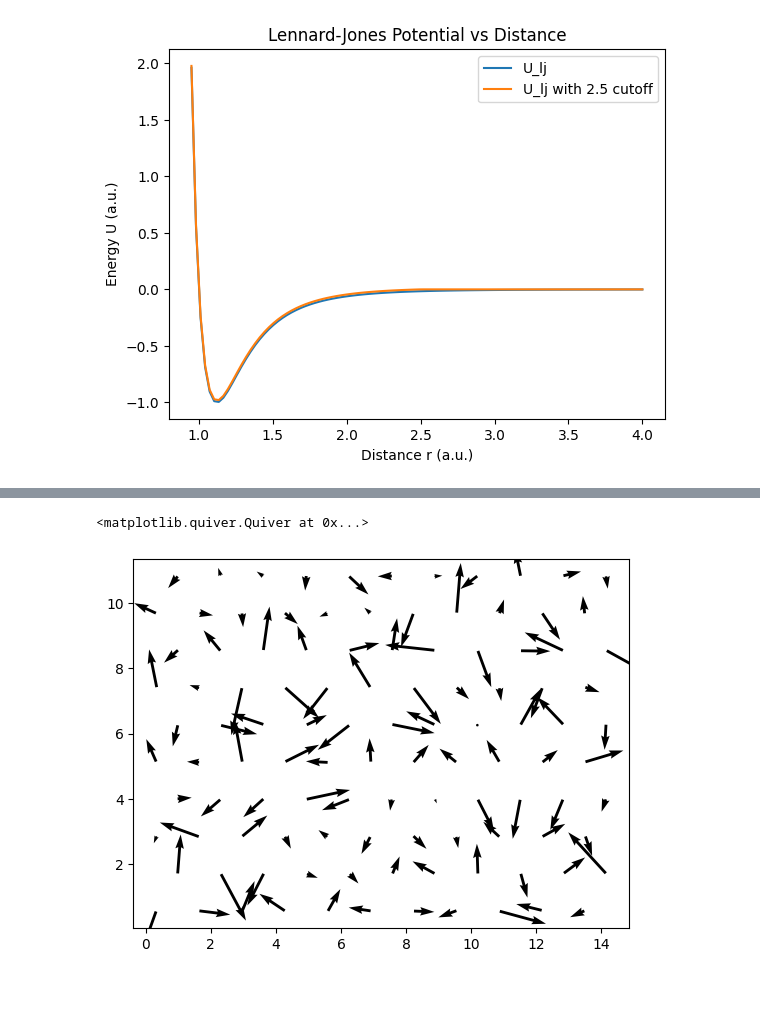
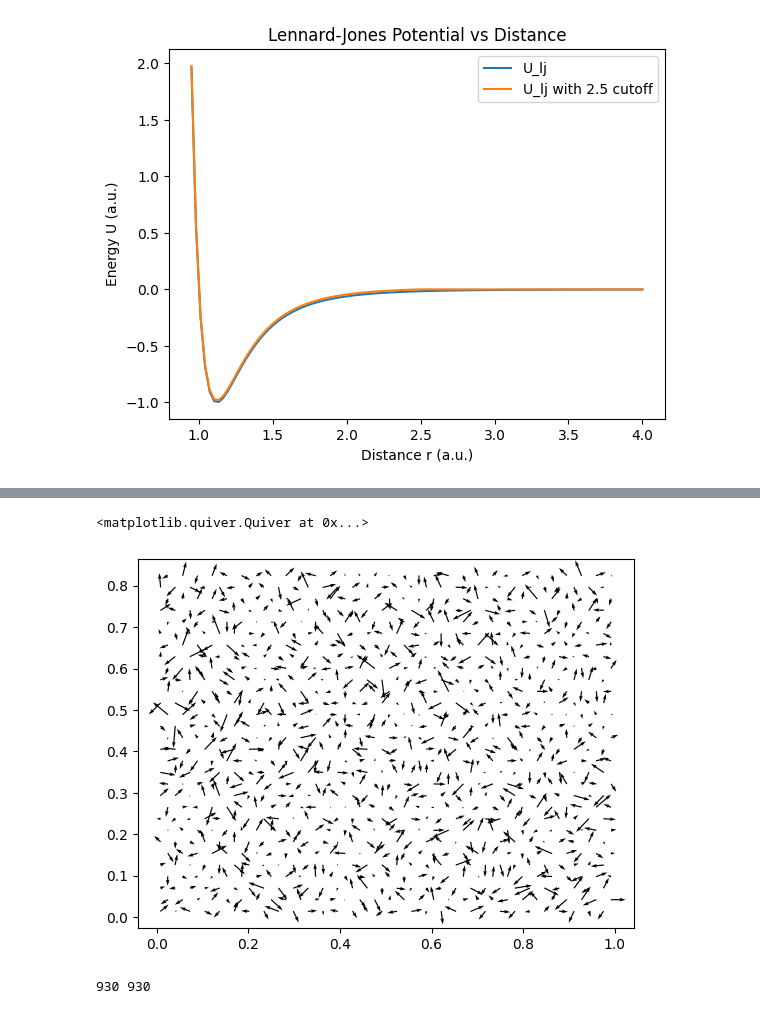
Before and after one commit to julius-clegg/Molecular-Dynamics-Simulation, a Jupyter notebook: PHYS2020 Project.ipynb, the cells around one changed output, grey strips where cells are left out. Cells and saved outputs as stored; diff of their text form; code cells hidden in the pictures.

```diff
--- a/PHYS2020 Project.ipynb
+++ b/PHYS2020 Project.ipynb
@@ -233,6 +247,6 @@ plt.show()
 # %%
 class System():
-    def __init__(self, r0, v0, L, dim, N, steps, dt, T_target=None):
+    def __init__(self, r0, v0, wrap, L, dim, N, steps, dt, T_target=None):
         self.N = N
         self.dt = dt
         self.dim = dim
@@ -241,13 +255,14 @@ class System():
         self.rs[0] = r0
         self.vs = np.zeros((steps, dim, N))
         self.vs[0] = v0
+        self.wrap = wrap
         self.L = L
-        self.V = np.prod(L)
+        self.V = np.prod(wrap*L)
 
         # self.displacements = System.pair_displacements(self.rs[0])
         # self.Fs = np.zeros((steps, dim, N))
         # self.calc_F(0)
-        self.displacements = System.pair_displacements(self.rs[0])
+        self.displacements = System.pair_displacements(self.rs[0]*L)/L
         self.calc_neighbours(0)
         self.calc_neigh_displacements(0)
         self.Fs = np.zeros((steps, dim, N))
@@ -260,34 +275,36 @@ class System():
         self.take_measurements(0)
 
         self.T_target = T_target
-        self.nu = 20
+        self.nu = 1
         self.T_ts = -np.log(rng.uniform(size=N))/self.nu
+        self.T_collisions = 0
 
     def step_state(self, i):
         self.velocity_verlet(i)
 
         # periodic boundary wrap
-        self.rs[i+1] = (self.rs[i+1].T % self.L.T).T
+        self.rs[i+1] = (self.rs[i+1].T % self.wrap.T).T
+
+        self.a_thermostat(i, self.T_target)
 
         self.take_measurements(i+1)
 
-        self.a_thermostat(i, self.T_target)
 
     def calc_neigh_displacements(self,i):
         self.neigh_displacements = [
-            ((self.L.T/2+(self.rs[i,:,ns]-self.rs[i,:,j]))%self.L.T-self.L.T/2).T
+            ((self.wrap.T/2+(self.rs[i,:,ns]-self.rs[i,:,j]))%self.wrap.T-self.wrap.T/2).T
             for j,ns in enumerate(self.neighbours)
         ] # N x dim x len(ns)
 
     def calc_neigh_F(self,i):
         self.Fs[i] = np.array([
-            pair_F_lj_vec(np.array(r)).sum(axis=1)
+            pair_F_lj_vec(np.array(r)*L).sum(axis=1)
             for r in self.neigh_displacements
         ]).T
 
     def calc_neigh_U(self,i):
         U = np.array([
-            pair_U_lj_vec(np.array(r)).sum()
+            pair_U_lj_vec(np.array(r)*L).sum()
             for r in self.neigh_displacements
         ]).T
         self.Us[i] = U.sum() / self.N
@@ -297,7 +314,7 @@ class System():
         rv2 = (R_CUTOFF+skin)**2
         self.neighbours = [
             [n for n in range(N)
-             if 0 < magnitude2(self.displacements[:,m,n]) < rv2]
+             if 0 < magnitude2(self.displacements[:,m,n]*L) < rv2]
             for m in range(self.N)
         ]
         self.drv = skin
@@ -307,8 +324,9 @@ class System():
         if T != None:
             self.T_ts -= self.dt
             ma = self.T_ts < 0
+            # ma = self.T_ts == self.T_ts #extreme test: always set temperature
             for j in range(self.dim):
-                self.vs[i,j,ma] = rng.normal(0, T_i**0.5, ma.sum())
+                self.vs[i,j,ma] = rng.normal(0, T**0.5, ma.sum())
             self.T_ts[ma] = -np.log(rng.uniform(size=ma.sum()))/self.nu
 
     def take_measurements(self,i):
@@ -316,54 +334,54 @@ class System():
         self.calc_neigh_U(i)
         self.KEs[i] = (self.vs[i]**2).sum() / self.N / 2
         self.Ts[i] = self.KEs[i] * 2 / self.dim
-        vir = (self.rs[i] * self.Fs[i]).sum()
+        vir = (self.rs[i]*L * self.Fs[i]).sum()
         self.Ps[i] = (self.N * self.Ts[i] + vir/self.dim) / self.V
 
     def velocity_verlet(self, i):
         dt = self.dt
-        self.rs[i+1] = self.rs[i] + self.vs[i]*dt + self.Fs[i]/2 * dt**2
+        self.rs[i+1] = self.rs[i] + (self.vs[i]*dt + self.Fs[i]/2 * dt**2)/L
         # self.displacements = System.pair_displacements(self.rs[i+1])
         # self.calc_F(i+1)
         self.drv -= dt * magnitude2(self.vs[i]).max()**.5
         if self.drv < 0:
-            self.displacements = System.pair_displacements(self.rs[i+1])
+            self.displacements = System.pair_displacements(self.rs[i+1]*L)/L
             self.calc_neighbours(i+1)
         self.calc_neigh_displacements(i+1)
         self.calc_neigh_F(i+1)
 
         self.vs[i+1] = self.vs[i] + (self.Fs[i]+self.Fs[i+1])/2*dt
 
     def calc_F(self,i):
-        lj_forces = pair_F_lj_vec(self.displacements)
+        lj_forces = pair_F_lj_vec(self.displacements*L)
         for j in range(self.dim):
             np.fill_diagonal(lj_forces[j,:],0)
         self.Fs[i] = lj_forces.sum(axis=2)
 
     def calc_U(self,i):
-        U = pair_U_lj_vec(self.displacements)
+        U = pair_U_lj_vec(self.displacements*L)
         np.fill_diagonal(U,0)
         self.Us[i] = U.sum() / self.N
 
     @staticmethod
     def pair_displacements_1D(x):
         return -np.diff(np.meshgrid(x,x),axis=0)[0]
 
     @staticmethod
     def pair_displacements(r):
         return np.array([
-            (s[i]/2+System.pair_displacements_1D(x))%s[i]-s[i]/2
+            (wrap[i]/2+System.pair_displacements_1D(x)/L)%wrap[i]-wrap[i]/2
             for i,x in enumerate(r)
-        ])
+        ])*L
 
 t_total,dt = 10,0.001
 steps = int(t_total//dt)
-test = System(r,v,s,DIM,N,steps,dt)
+test = System(r,v,wrap,L,DIM,N,steps,dt, T_target=0.5)
 plt.quiver(*test.rs[0],*test.Fs[0],angles="xy")
 # print(L)
 # print(test.neigh_displacements[0])
 # print(len(test.neigh_displacements),test.neigh_displacements[0].shape)
 # print( pair_F_lj_vec(test.neigh_displacements[0]))
 # %% [output]
 <matplotlib.quiver.Quiver at 0x...>
-[figure, old version]
+[figure, new version]
 # %%
@@ -384,6 +401,10 @@ t = np.arange(steps)*dt
 KEs = system.KEs
 Us = system.Us
 Ps = system.Ps
+# %%
+print(system.N,len(system.T_ts))
+# %% [output]
+930 930
 # %%
 ANIMATE = True
 if ANIMATE:
```
Also changed, not shown: parts of 8 cells of this notebook, 1 other file.
